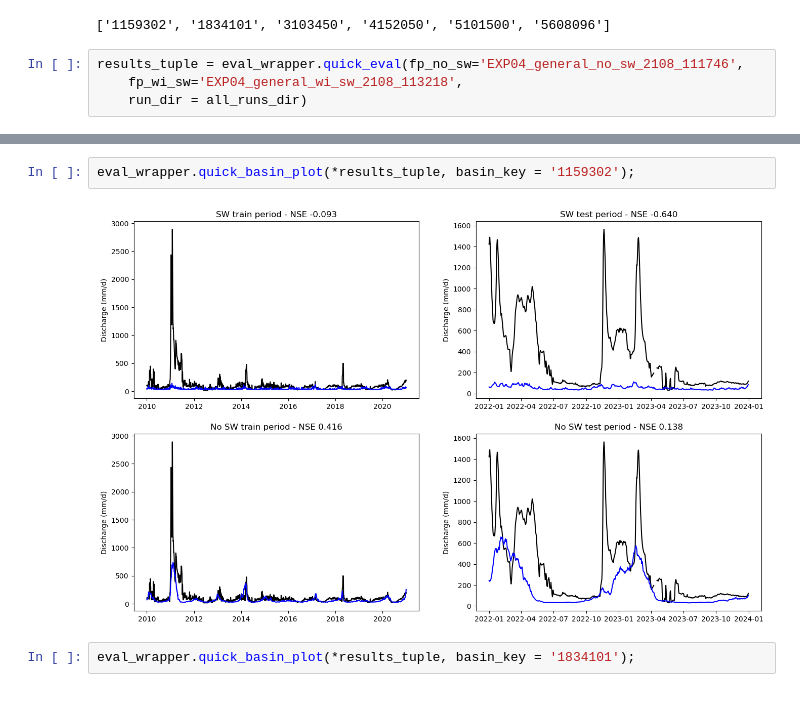
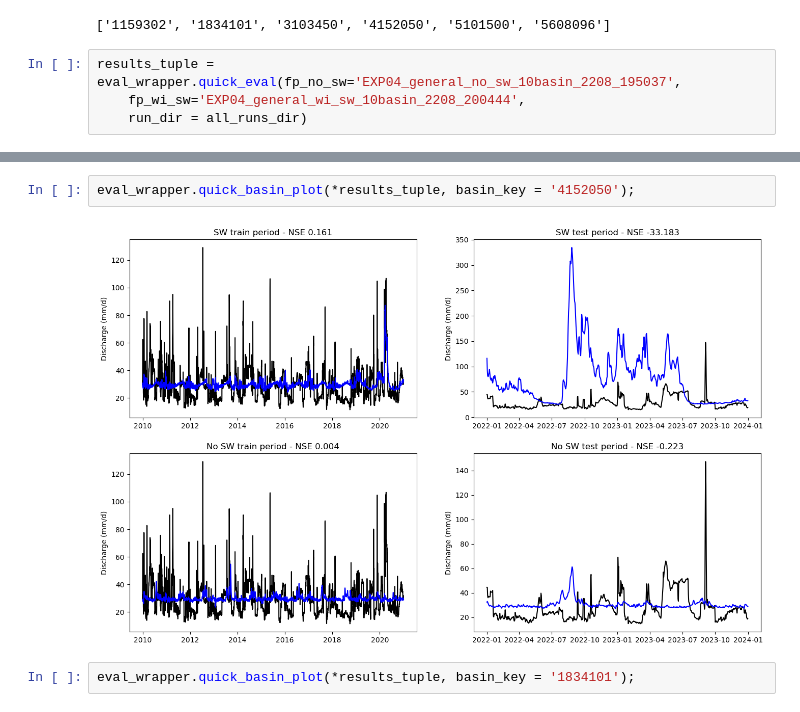
Before and after one commit to ascheliga/neuralhydrology, a Jupyter notebook: cygnss_models/EXP04_general/base_case.ipynb, the cells around one changed output, grey strips where cells are left out. Drawn from its saved outputs; the diff is of its cells as text.

Commit message:
plotted results

```diff
--- a/cygnss_models/EXP04_general/base_case.ipynb
+++ b/cygnss_models/EXP04_general/base_case.ipynb
@@ -28,7 +32,7 @@ exp_runs
 # %% [output]
 ['1159302', '1834101', '3103450', '4152050', '5101500', '5608096']
 # %%
-results_tuple = eval_wrapper.quick_eval(fp_no_sw='EXP04_general_no_sw_2108_111746',
-    fp_wi_sw='EXP04_general_wi_sw_2108_113218',
+results_tuple = eval_wrapper.quick_eval(fp_no_sw='EXP04_general_no_sw_10basin_2208_195037',
+    fp_wi_sw='EXP04_general_wi_sw_10basin_2208_200444',
     run_dir = all_runs_dir)
 # %% [output]
@@ -44,7 +63,7 @@ Loaded model results
 # %%
-eval_wrapper.quick_basin_plot(*results_tuple, basin_key = '1159302');
+eval_wrapper.quick_basin_plot(*results_tuple, basin_key = '4152050');
 # %% [output]
-[figure, old version]
+[figure, new version]
 # %%
 eval_wrapper.quick_basin_plot(*results_tuple, basin_key = '1834101');
 # %% [output]
```
Also changed, not shown: parts of 6 cells of this notebook, 4 other files.
